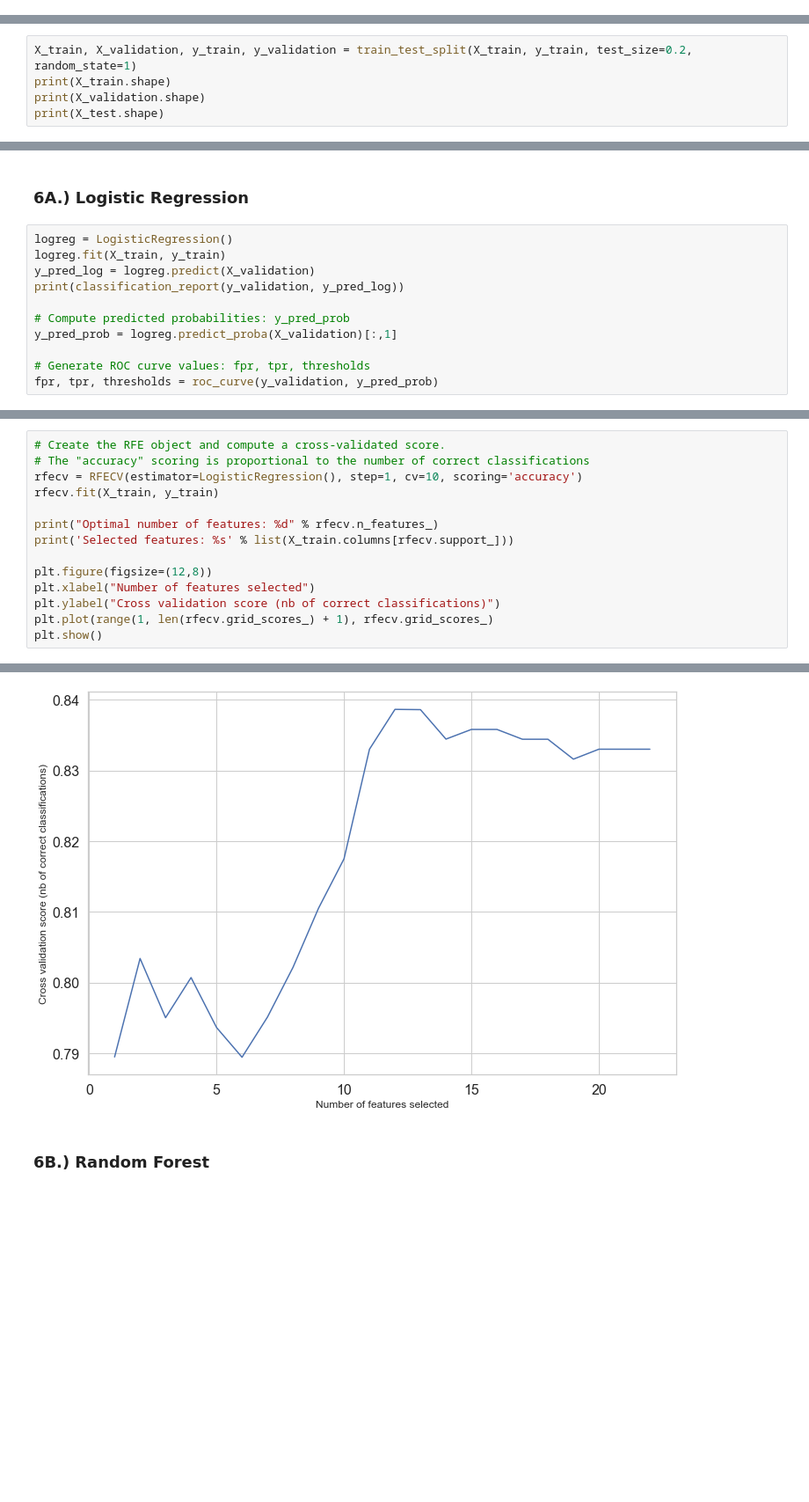
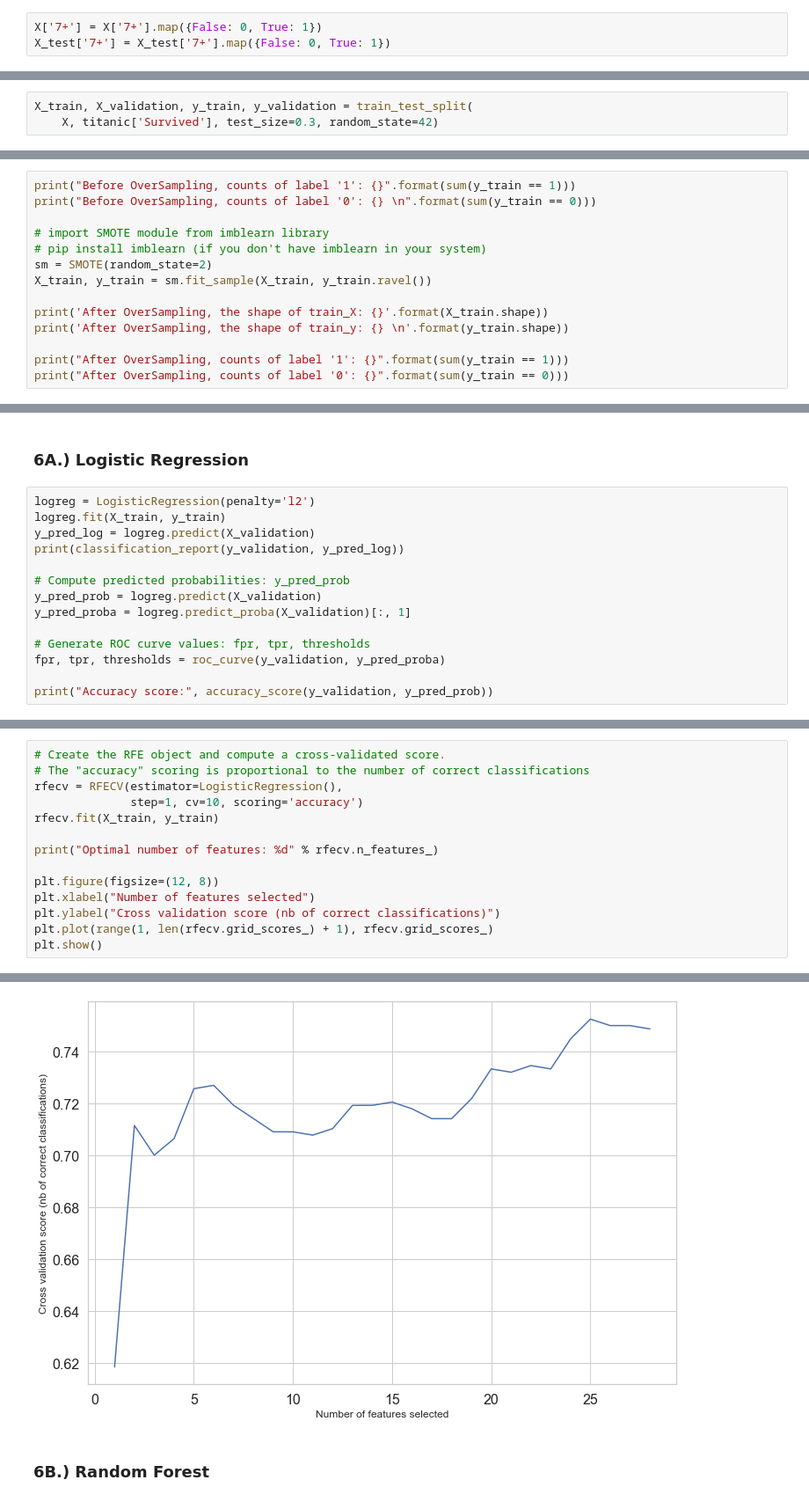
Before and after one commit to toshimelonhead/titanic, a Jupyter notebook: Titanic.ipynb, the cells around one changed output, grey strips where cells are left out. Shown: that part at 88% size. Cells and saved outputs as stored; diff of their text form; blank space fills up the shorter version.

```diff
--- a/Titanic.ipynb
+++ b/Titanic.ipynb
@@ -355,0 +421,3 @@ X_test['With_family'] = stats.zscore(X_test['With_family'])
+# %%
+X['7+'] = X['7+'].map({False: 0, True: 1})
+X_test['7+'] = X_test['7+'].map({False: 0, True: 1})
@@ -358,5 +517,3 @@ X_test['With_family'] = stats.zscore(X_test['With_family'])
 # %%
-X_train, X_validation, y_train, y_validation = train_test_split(X_train, y_train, test_size=0.2, random_state=1)
-print(X_train.shape)
-print(X_validation.shape)
-print(X_test.shape)
+X_train, X_validation, y_train, y_validation = train_test_split(
+    X, titanic['Survived'], test_size=0.3, random_state=42)
@@ -366,0 +520,14 @@ print(X_test.shape)
+# %%
+print("Before OverSampling, counts of label '1': {}".format(sum(y_train == 1)))
+print("Before OverSampling, counts of label '0': {} \n".format(sum(y_train == 0)))
+
+# import SMOTE module from imblearn library
+# pip install imblearn (if you don't have imblearn in your system)
+sm = SMOTE(random_state=2)
+X_train, y_train = sm.fit_sample(X_train, y_train.ravel())
+
+print('After OverSampling, the shape of train_X: {}'.format(X_train.shape))
+print('After OverSampling, the shape of train_y: {} \n'.format(y_train.shape))
+
+print("After OverSampling, counts of label '1': {}".format(sum(y_train == 1)))
+print("After OverSampling, counts of label '0': {}".format(sum(y_train == 0)))
@@ -369,16 +545,19 @@ print(X_test.shape)
 # %% [markdown]
 ### 6A.) Logistic Regression
 # %%
-logreg = LogisticRegression()
+logreg = LogisticRegression(penalty='l2')
 logreg.fit(X_train, y_train)
 y_pred_log = logreg.predict(X_validation)
 print(classification_report(y_validation, y_pred_log))
 
 # Compute predicted probabilities: y_pred_prob
-y_pred_prob = logreg.predict_proba(X_validation)[:,1]
+y_pred_prob = logreg.predict(X_validation)
+y_pred_proba = logreg.predict_proba(X_validation)[:, 1]
 
 # Generate ROC curve values: fpr, tpr, thresholds
-fpr, tpr, thresholds = roc_curve(y_validation, y_pred_prob)
+fpr, tpr, thresholds = roc_curve(y_validation, y_pred_proba)
+
+print("Accuracy score:", accuracy_score(y_validation, y_pred_prob))
 # %% [output]
               precision    recall  f1-score   support
 
@@ -402,13 +583,13 @@ plt.show()
 # %%
 # Create the RFE object and compute a cross-validated score.
 # The "accuracy" scoring is proportional to the number of correct classifications
-rfecv = RFECV(estimator=LogisticRegression(), step=1, cv=10, scoring='accuracy')
+rfecv = RFECV(estimator=LogisticRegression(),
+              step=1, cv=10, scoring='accuracy')
 rfecv.fit(X_train, y_train)
 
 print("Optimal number of features: %d" % rfecv.n_features_)
-print('Selected features: %s' % list(X_train.columns[rfecv.support_]))
 
-plt.figure(figsize=(12,8))
+plt.figure(figsize=(12, 8))
 plt.xlabel("Number of features selected")
 plt.ylabel("Cross validation score (nb of correct classifications)")
 plt.plot(range(1, len(rfecv.grid_scores_) + 1), rfecv.grid_scores_)
@@ -419,4 +599,4 @@ Selected features: ['Pclass', 'With_family', 'Sex_female', 'Embarked_C', 'Saluta
-[figure, old version]
+[figure, new version]
 # %% [markdown]
 ### 6B.) Random Forest
 # %%
```
Also changed, not shown: parts of 56 cells of this notebook.
